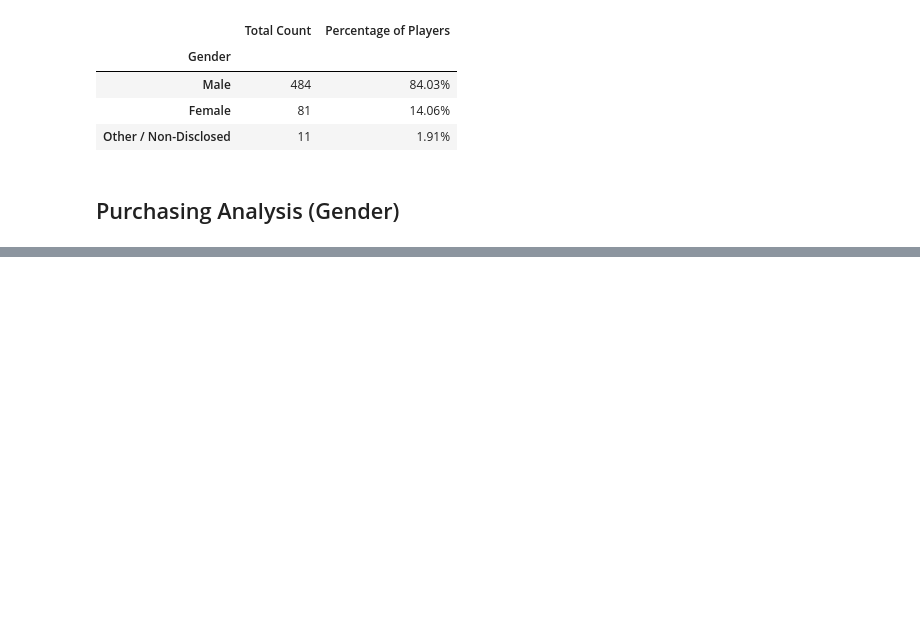
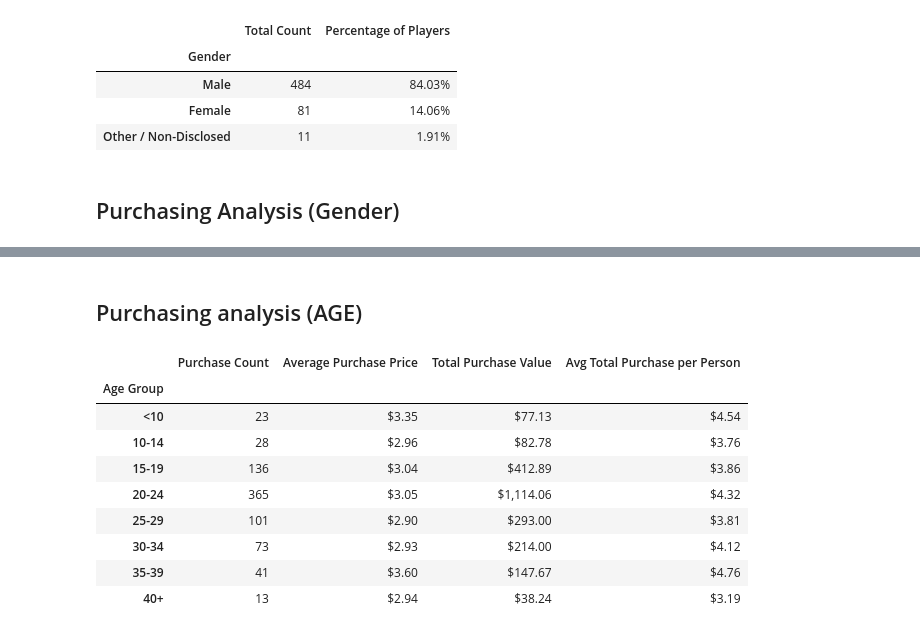
Before and after one commit to FaresKazemi/pandas-challenge, a Jupyter notebook: HeroesOfPymoli/Game.ipynb, the cells around one changed output, grey strips where cells are left out. Saved outputs shown, nothing was run; the diff lists cells and outputs as text; code cells hidden in the pictures; blank space fills up the shorter version.

```diff
--- a/HeroesOfPymoli/Game.ipynb
+++ b/HeroesOfPymoli/Game.ipynb
@@ -108,0 +118,17 @@ Purchasing_Analysis_Gender_df = pd.DataFrame({"Gender": ["Male","Female","Other
+# %%
+Demo_new = purchase_data.loc[:,["SN","Age"]]
+Demo_new = Demo_new.drop_duplicates()
+#Demo_new
+
+bins = [0,9.9,14.9,19.9,24.9,29.9,34.9,39.9,50]
+bins_names = ["<10", "10-14", "15-19", "20-24", "25-29", "30-34", "35-39", "40+"]
+Demo_new["Age Groups"] = pd.cut(Demo_new["Age"], bins, labels=bins_names)
+Demo_new.head(10)
+
+agegroup = Demo_new.groupby("Age Groups")
+tot_count = agegroup["Age"].count()
+percent_age = tot_count / Total_Player
+
+#Dataframe and subsequent editing
+age_demo = pd.DataFrame({"Total Count":tot_count, "Percentage of Players":percent_age})
+age_demo.style.format({"Percentage of Players":"{:.2%}"})
@@ -108,0 +146,28 @@ Purchasing_Analysis_Gender_df = pd.DataFrame({"Gender": ["Male","Female","Other
+# %% [markdown]
+## Purchasing analysis (AGE)
+# %%
+#Using same Bins and labels as above
+purchase_data["Age Group"] = pd.cut(purchase_data["Age"], bins, labels=bins_names)
+age_group = purchase_data.groupby("Age Group")
+age_group.head()
+
+#
+pcount = age_group["Purchase ID"].count()
+avg_pp = age_group["Price"].mean()
+tot_pv = age_group["Price"].sum()
+avg_totppp = tot_pv / tot_count
+
+#Dataframe and subsequent editing
+age_analysis = pd.DataFrame({"Purchase Count":pcount, "Average Purchase Price":avg_pp, "Total Purchase Value":tot_pv, "Avg Total Purchase per Person":avg_totppp})
+age_analysis.style.format({"Average Purchase Price":"${:,.2f}", "Total Purchase Value":"${:,.2f}", "Avg Total Purchase per Person":"${:,.2f}"})
+# %% [output]
+|  | Purchase Count | Average Purchase Price | Total Purchase Value | Avg Total Purchase per Person |
+| Age Group |  |  |  |  |
+| <10 | 23 | $3.35 | $77.13 | $4.54 |
+| 10-14 | 28 | $2.96 | $82.78 | $3.76 |
+| 15-19 | 136 | $3.04 | $412.89 | $3.86 |
+| 20-24 | 365 | $3.05 | $1,114.06 | $4.32 |
+| 25-29 | 101 | $2.90 | $293.00 | $3.81 |
+| 30-34 | 73 | $2.93 | $214.00 | $4.12 |
+| 35-39 | 41 | $3.60 | $147.67 | $4.76 |
+| 40+ | 13 | $2.94 | $38.24 | $3.19 |
```
Also changed, not shown: parts of 9 cells of this notebook.
